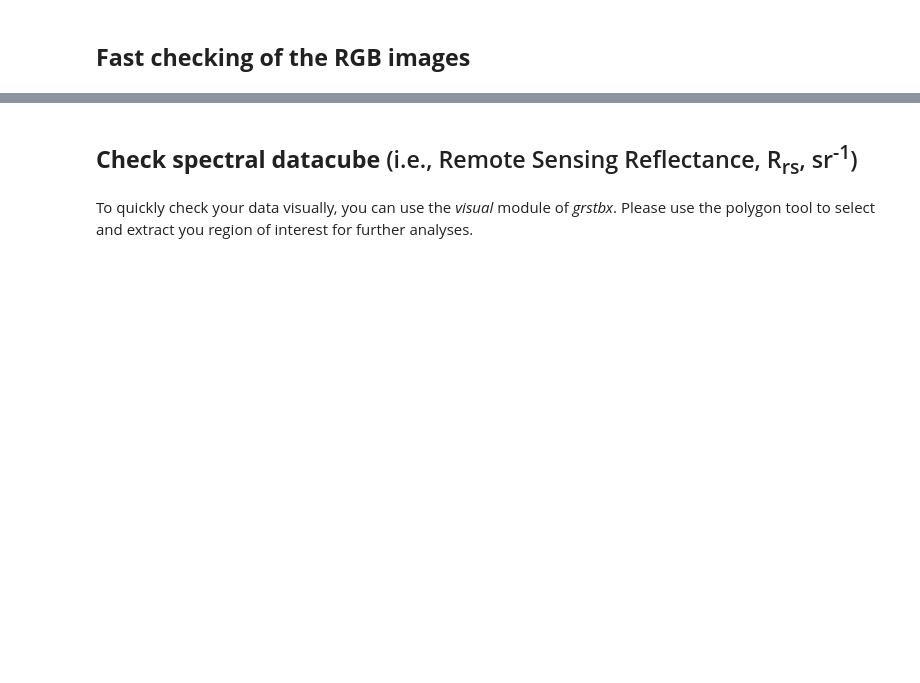
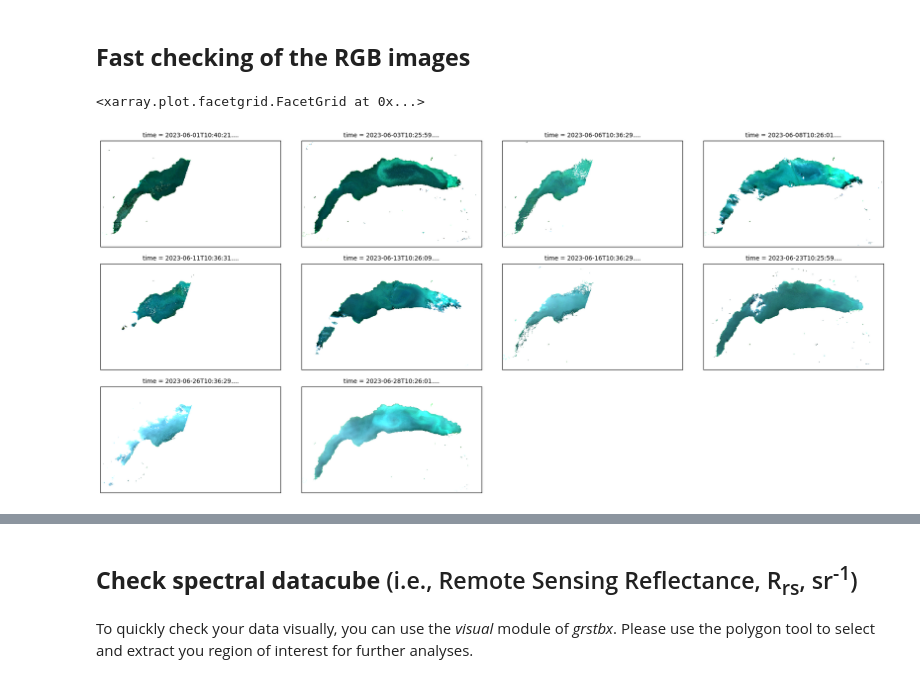
Before and after one commit to Tristanovsk/grstbx, a Jupyter notebook: notebook/grstbx_l3_leman.ipynb, the cells around one changed output, grey strips where cells are left out. Drawn from its saved outputs; the diff is of its cells as text; code cells hidden in the pictures; blank space fills up the shorter version.

```diff
--- a/notebook/grstbx_l3_leman.ipynb
+++ b/notebook/grstbx_l3_leman.ipynb
@@ -65,7 +57,7 @@ ppj.datadir.get_data_dir()
 ## Set the images you want to play with
 # %%
 file = '/sat_data/satellite/sentinel2/L3/test_abhe_2022_nov-dec.nc'#]
-file = '/home/harmel/Dropbox/Dropbox/satellite/S2/datacube/31TGM_2023-06_leman.nc'
+file = '/data/satellite/S2/cnes/datacube/31TGM_2023-06_leman.nc'
 raster = xr.open_dataset(file, decode_coords='all').set_coords('spatial_ref')
 dc =grstbx.l2grs(file)
 dc.raster=raster
@@ -74,6 +84,18 @@ dc.raster
 dc.raster.rio.crs #.rio.crs#.rio.write_crs(3857)
 # %% [markdown]
 ## **Fast checking of the RGB images**
+# %%
+bands=[3,2,1]
+coarsening=5
+fig = dc.raster.Rrs.isel(wl=bands)[:,:,::coarsening,::coarsening].plot.imshow(col='time', col_wrap=4,robust=True,aspect=1.5)
+for ax in fig.axes.flat:
+    ax.set(xticks=[], yticks=[])
+    ax.set_ylabel('')
+    ax.set_xlabel('')
+fig
+# %% [output]
+<xarray.plot.facetgrid.FacetGrid at 0x...>
+[figure, added]
 # %%
 bands=[4,2,1]
 #bands=[3,2,1]
```
Also changed, not shown: parts of 9 cells of this notebook, 5 other files.
